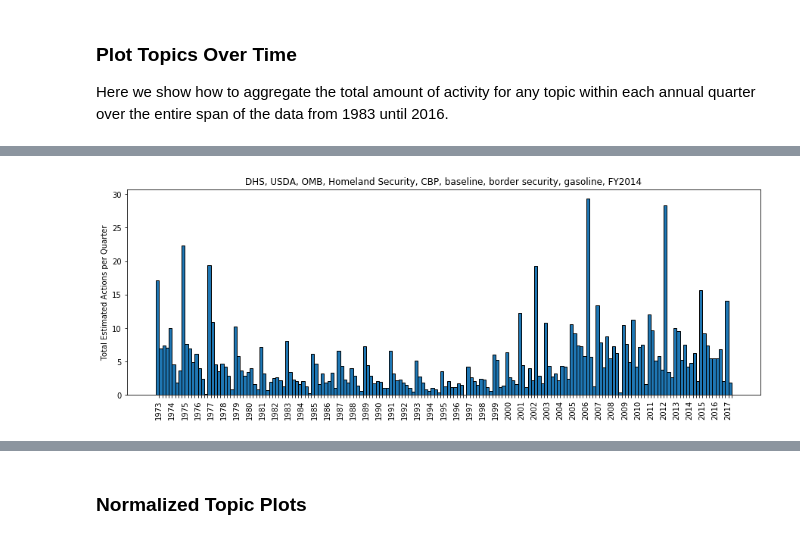
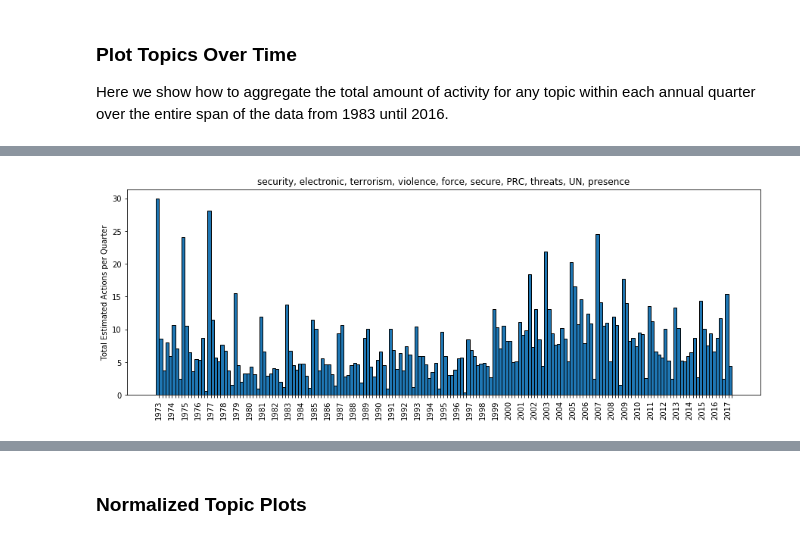
Before and after one commit to Azure-Samples/MachineLearningSamples-DocumentCollectionAnalysis, a Jupyter notebook: notebooks/5_Topic_Model_Analysis.ipynb, the cells around one changed output, grey strips where cells are left out. Drawn from its saved outputs; the diff is of its cells as text; code cells hidden in the pictures.

```diff
--- a/notebooks/5_Topic_Model_Analysis.ipynb
+++ b/notebooks/5_Topic_Model_Analysis.ipynb
@@ -301,4 +300,4 @@ PlotTopic(151, topicQuarterRawCounts, 'Total Estimated Actions per Quarter', ses
 # %%
-PlotTopic(152, topicQuarterRawCounts, 'Total Estimated Actions per Quarter', sessionQuarterLabels, topicSummaries)
+PlotTopic(38, topicQuarterRawCounts, 'Total Estimated Actions per Quarter', sessionQuarterLabels, topicSummaries)
 # %% [output]
-[figure, old version]
+[figure, new version]
```
Also changed, not shown: parts of 20 cells of this notebook, 9 other files.
